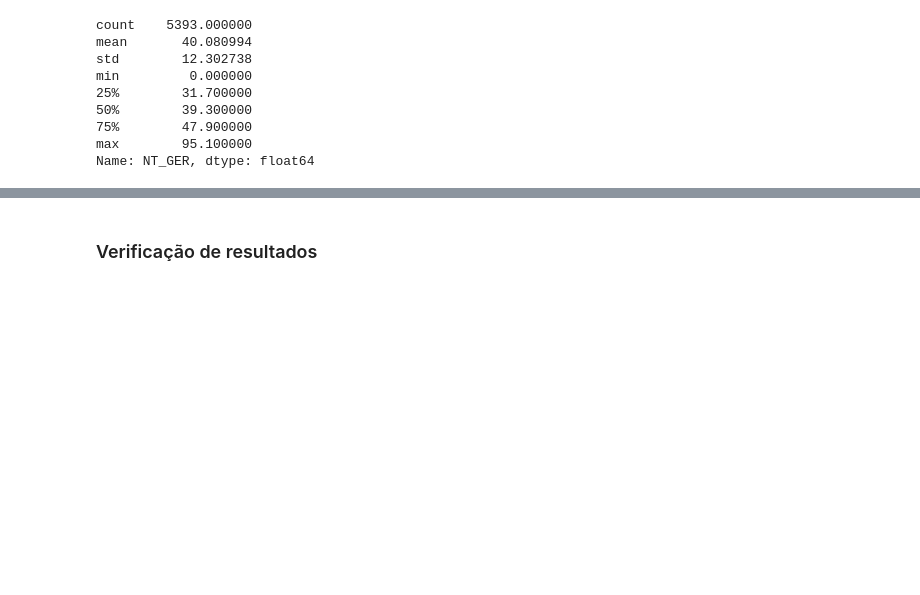
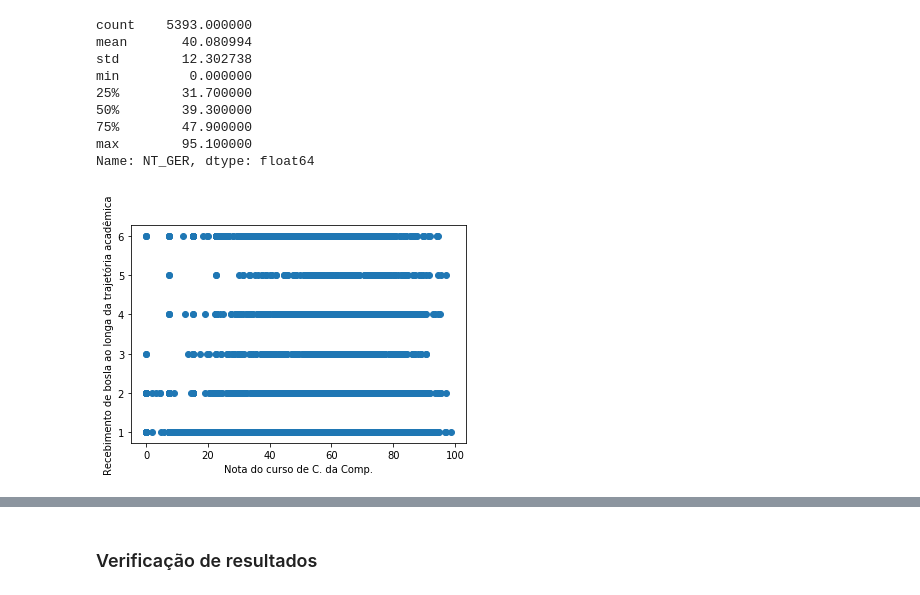
Before and after one commit to DWalterJansen/topicosIC, a Jupyter notebook: Equipe/Trabalho 4/dadosENADE - Apresentar.ipynb, the cells around one changed output, grey strips where cells are left out. Saved outputs shown, nothing was run; the diff lists cells and outputs as text; code cells hidden in the pictures; blank space fills up the shorter version.

```diff
--- a/Equipe/Trabalho 4/dadosENADE - Apresentar.ipynb
+++ b/Equipe/Trabalho 4/dadosENADE - Apresentar.ipynb
@@ -320,3 +327,11 @@ min         0.000000
 75%        47.900000
 max        95.100000
 Name: NT_GER, dtype: float64
+# %%
+#visualmente
+plt.scatter(ccomp.NT_FG, ccomp.QE_I13)
+plt.ylabel('Recebimento de bosla ao longa da trajetória acadêmica')
+plt.xlabel('Nota do curso de C. da Comp.')
+plt.show()
+# %% [output]
+[figure, added]
```
Also changed, not shown: parts of 10 cells of this notebook.
